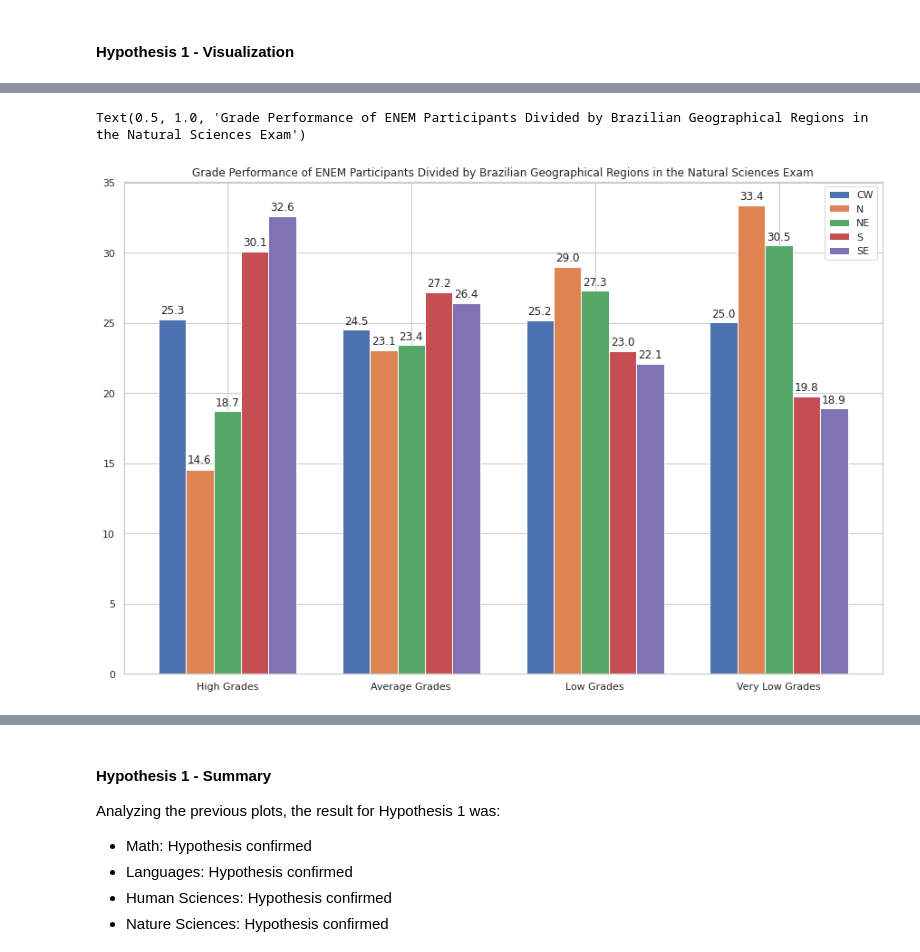
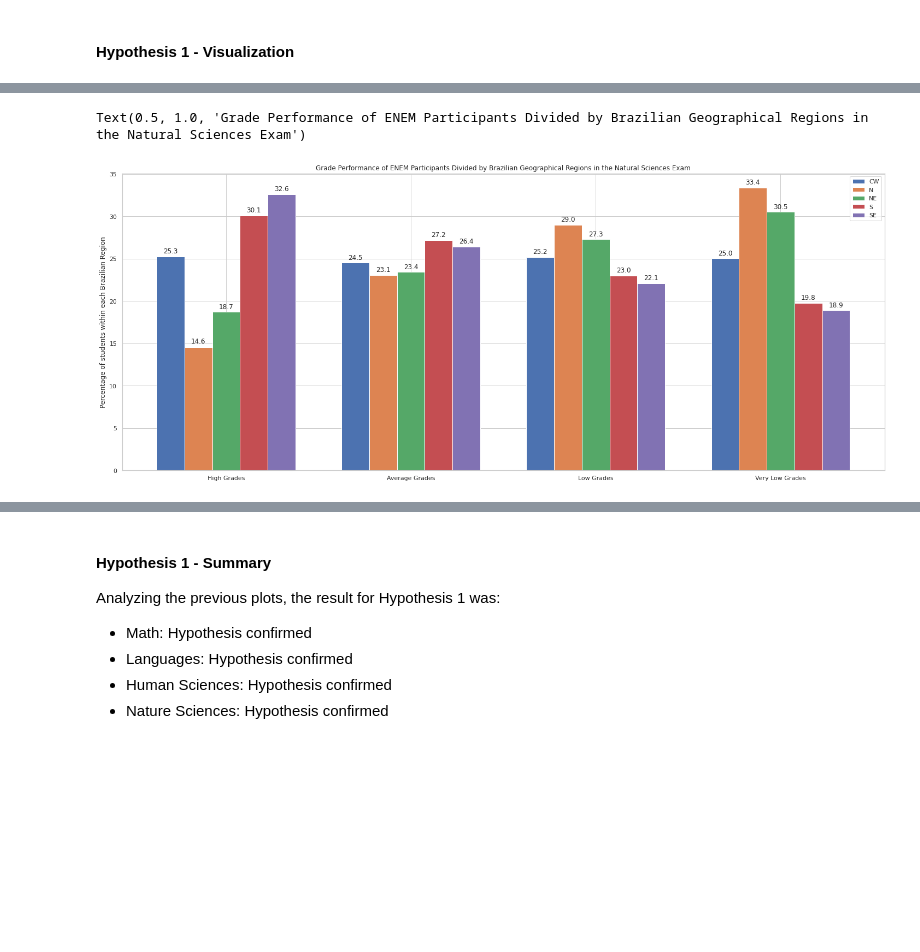
Before and after one commit to higorpr/ENEM_Exploration_Analysis, a Jupyter notebook: ENEM_Exploratory_Analysis.ipynb, the cells around one changed output, grey strips where cells are left out. Drawn from its saved outputs; the diff is of its cells as text; code cells hidden in the pictures; blank space fills up the shorter version.

```diff
--- a/ENEM_Exploratory_Analysis.ipynb
+++ b/ENEM_Exploratory_Analysis.ipynb
@@ -819,10 +832,10 @@ labels = ['High Grades', 'Average Grades', 'Low Grades', 'Very Low Grades']
 sns.set_theme()
 sns.set_style("whitegrid")
 
-x = 1.5 * np.arange(len(labels))  # the label locations
+x =  np.arange(len(labels))  # the label locations
 width = 0.15  # the width of the bars
 
-fig, ax = plt.subplots(figsize=(15,10))
+fig, ax = plt.subplots(figsize=(25,10))
 
 rects_cw = ax.bar(x - 2*width, geo_data['CW']['NU_NOTA_MT'], width, label='CW')
 rects_n = ax.bar(x - width, geo_data['N']['NU_NOTA_MT'], width, label='N')
@@ -864,7 +877,7 @@ sns.set_style("whitegrid")
 x = np.arange(len(labels))  # the label locations
 width = 0.15  # the width of the bars
 
-fig, ax = plt.subplots(figsize=(15,10))
+fig, ax = plt.subplots(figsize=(25,10))
 
 rects_cw = ax.bar(x - 2*width, geo_data['CW']['NU_NOTA_LC'], width, label='CW')
 rects_n = ax.bar(x - width, geo_data['N']['NU_NOTA_LC'], width, label='N')
@@ -905,7 +918,7 @@ sns.set_style("whitegrid")
 x = np.arange(len(labels))  # the label locations
 width = 0.15  # the width of the bars
 
-fig, ax = plt.subplots(figsize=(15,10))
+fig, ax = plt.subplots(figsize=(25,10))
 
 rects_cw = ax.bar(x - 2*width, geo_data['CW']['NU_NOTA_CH'], width, label='CW')
 rects_n = ax.bar(x - width, geo_data['N']['NU_NOTA_CH'], width, label='N')
@@ -944,42 +957,42 @@ labels = ['High Grades', 'Average Grades', 'Low Grades', 'Very Low Grades']
 # sns.set_theme()
 sns.set_style("whitegrid")
 
-x = np.arange(len(labels))  # the label locations
+x =  np.arange(len(labels))  # the label locations
 width = 0.15  # the width of the bars
 
-fig, ax = plt.subplots(figsize=(15,10))
+fig, ax = plt.subplots(figsize=(25,10))
 
 rects_cw = ax.bar(x - 2*width, geo_data['CW']['NU_NOTA_CN'], width, label='CW')
 rects_n = ax.bar(x - width, geo_data['N']['NU_NOTA_CN'], width, label='N')
 rects_ne = ax.bar(x , geo_data['NE']['NU_NOTA_CN'], width, label='NE')
 rects_s = ax.bar(x + width, geo_data['S']['NU_NOTA_CN'], width, label='S')
 rects_se = ax.bar(x + 2*width, geo_data['SE']['NU_NOTA_CN'], width, label='SE')
 
 ax.xaxis.set_ticks(x)
 ax.xaxis.set_ticklabels(labels)
 ax.legend()
 plt.ylabel('Percentage of students within each Brazilian Region')
 
 def autolabel(rects):
     """Attach a text label above each bar in *rects*, displaying its height."""
     for rect in rects:
         height = round(rect.get_height(),1)
         ax.annotate('{}'.format(height),
                     xy=(rect.get_x() + rect.get_width() / 2, height),
                     xytext=(0, 3),  # 3 points vertical offset
                     textcoords="offset points",
                     ha='center', va='bottom')
 
 autolabel(rects_cw)
 autolabel(rects_n)
 autolabel(rects_ne)
 autolabel(rects_s)
 autolabel(rects_se)
 
 plt.title("Grade Performance of ENEM Participants Divided by Brazilian Geographical Regions in the Natural Sciences Exam")
 # %% [output]
 Text(0.5, 1.0, 'Grade Performance of ENEM Participants Divided by Brazilian Geographical Regions in the Natural Sciences Exam')
-[figure, old version]
+[figure, new version]
 # %%
 # Essays:
 labels = ['High Grades', 'Average Grades', 'Low Grades', 'Very Low Grades']
```
Also changed, not shown: parts of 8 cells of this notebook.
